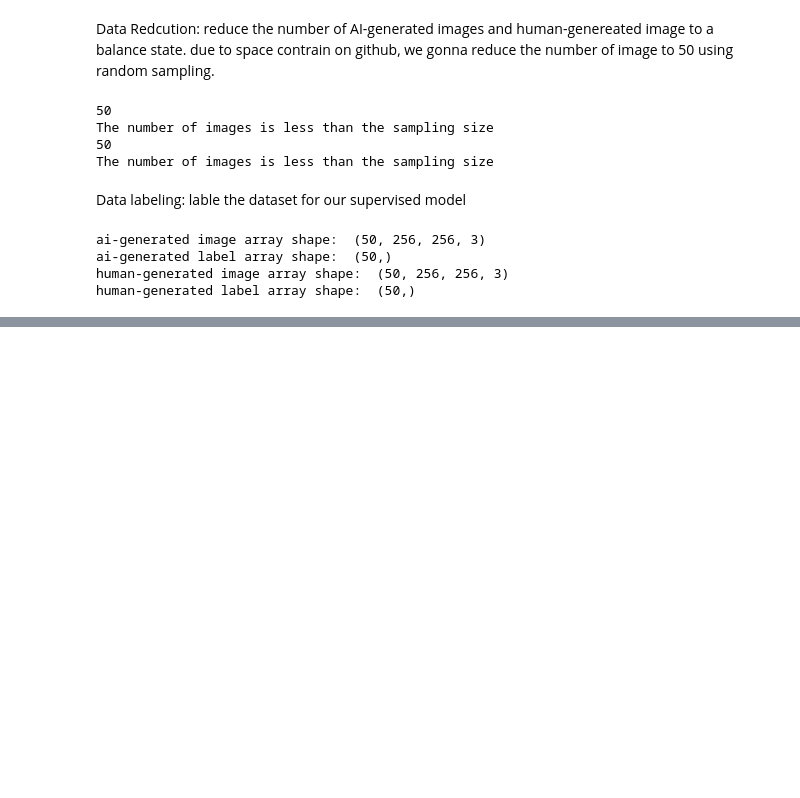
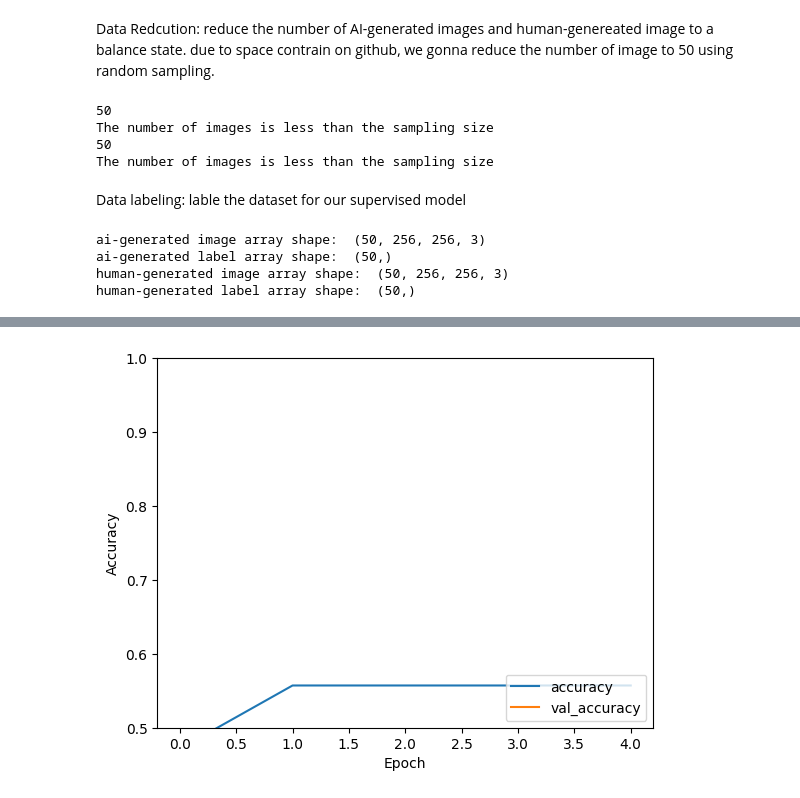
Before and after one commit to KevinYan2025/ML-group1, a Jupyter notebook: notebook.ipynb, the cells around one changed output, grey strips where cells are left out. Drawn from its saved outputs; the diff is of its cells as text; code cells hidden in the pictures; blank space fills up the shorter version.

```diff
--- a/notebook.ipynb
+++ b/notebook.ipynb
@@ -137,0 +117,74 @@ plt.show()
+# %%
+import numpy as np
+import tensorflow as tf
+from tensorflow.keras import datasets, layers, models
+import matplotlib.pyplot as plt
+from skimage.transform import resize
+
+# Assuming ai_images and human_images are numpy arrays with shape (num_samples, 256, 256, 3)
+print(f"Original AI images shape: {ai_images.shape}")
+print(f"Original Human images shape: {human_images.shape}")
+
+# Resize images to 28x28
+ai_images_resized = np.array([resize(image, (28, 28, 3)) for image in ai_images])
+human_images_resized = np.array([resize(image, (28, 28, 3)) for image in human_images])
+
+print(f"Resized AI images shape: {ai_images_resized.shape}")
+print(f"Resized Human images shape: {human_images_resized.shape}")
+
+# Reshape images to add channel dimension
+ai_images_flat = ai_images_resized.reshape(len(ai_images_resized), 28, 28, 3)
+human_images_flat = human_images_resized.reshape(len(human_images_resized), 28, 28, 3)
+
+print(f"AI images reshaped: {ai_images_flat.shape}")
+print(f"Human images reshaped: {human_images_flat.shape}")
+
+# Combine the data and labels
+X = np.concatenate((ai_images_flat, human_images_flat), axis=0)
+y = np.concatenate((ai_label, human_label), axis=0)
+
+# Split the dataset into training and testing sets
+X_train, X_test, y_train, y_test = train_test_split(X, y, test_size=0.3)
+
+# Normalize the images
+train_images, test_images = X_train / 255.0, X_test / 255.0
+
+# Ensure the data is reshaped correctly
+print('Train images shape:', train_images.shape)
+print('Test images shape:', test_images.shape)
+
+# Build the CNN model
+model = models.Sequential()
+model.add(layers.Conv2D(32, (3, 3), activation='relu', input_shape=(28, 28, 3)))
+model.add(layers.MaxPooling2D((2, 2)))
+model.add(layers.Conv2D(64, (3, 3), activation='relu'))
+model.add(layers.MaxPooling2D((2, 2)))
+model.add(layers.Conv2D(64, (3, 3), activation='relu'))
+
+# Add Dense layers on top
+model.add(layers.Flatten())
+model.add(layers.Dense(64, activation='relu'))
+model.add(layers.Dense(1, activation='sigmoid'))
+
+# Compile the model
+model.compile(optimizer='adam',
+              loss='binary_crossentropy',
+              metrics=['accuracy'])
+
+# Train the model
+history = model.fit(train_images, y_train, epochs=5,
+                    validation_data=(test_images, y_test))
+
+# Evaluate the model
+test_loss, test_acc = model.evaluate(test_images, y_test)
+print(f"Test accuracy: {test_acc}")
+
+# Plot training history
+plt.plot(history.history['accuracy'], label='accuracy')
+plt.plot(history.history['val_accuracy'], label='val_accuracy')
+plt.xlabel('Epoch')
+plt.ylabel('Accuracy')
+plt.ylim([0.5, 1])
+plt.legend(loc='lower right')
+plt.show()
+# %% [output]
@@ -137,0 +211 @@ plt.show()
+[figure, added]
```
Also changed, not shown: parts of 5 cells of this notebook, 16 other files.
